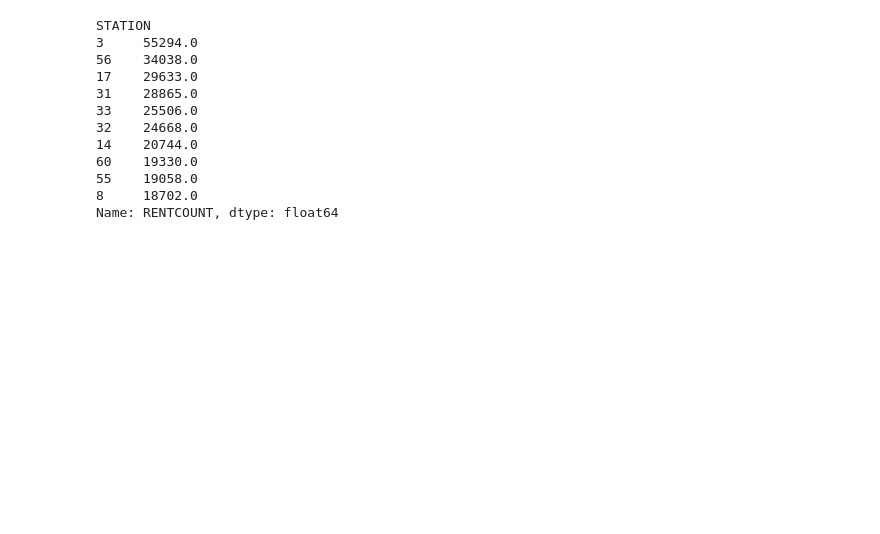
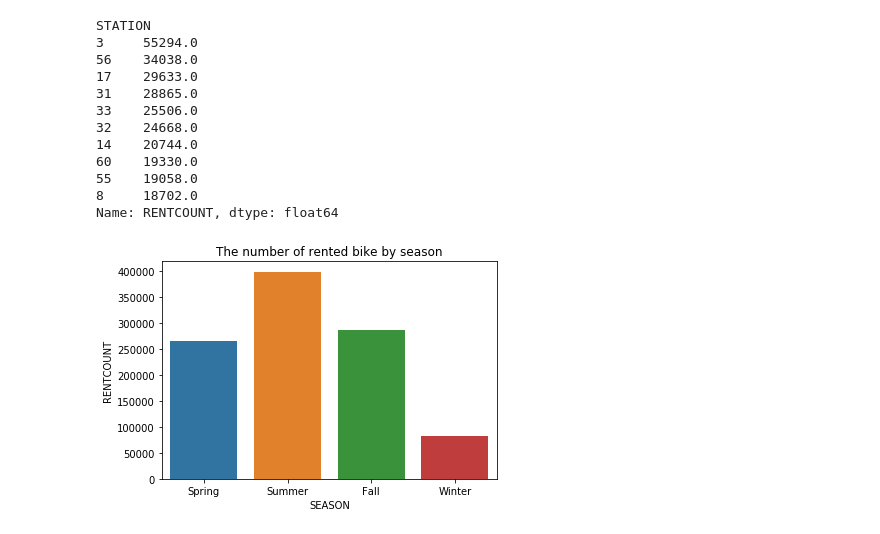
Before and after one commit to lim4349/tashu_data, a Jupyter notebook: lab-1.ipynb, the cells around one changed output. Saved outputs shown, nothing was run; the diff lists cells and outputs as text; code cells hidden in the pictures; blank space fills up the shorter version.

```diff
--- a/lab-1.ipynb
+++ b/lab-1.ipynb
@@ -6,7 +6,7 @@ import seaborn as sns
 import gmplot
 import statistics
 # %%
-train = pd.read_csv('./datasample_rent.csv')
+train = pd.read_csv('./data/sample_rent.csv')
 train.head(5)
 # %% [output]
 |  | STATION | YEAR | MONTH | DAY | HOUR | WEEKDAY | SEASON | TEMPERATURE | RAINFALL | WINDSPEED | ... |
@@ -52,3 +52,12 @@ STATION
 55    19058.0
 8     18702.0
 Name: RENTCOUNT, dtype: float64
+# %%
+group_season = train.groupby(['SEASON'])['RENTCOUNT'].sum().reset_index()
+ax = sns.barplot(x=group_season['SEASON'], y=group_season['RENTCOUNT'])
+season = ['Spring', 'Summer', 'Fall', 'Winter']
+plt.xticks(np.arange(4), season)
+plt.title('The number of rented bike by season')
+plt.show()
+# %% [output]
+[figure, added]
```
Also changed, not shown: parts of 3 cells of this notebook, 1 other file.
